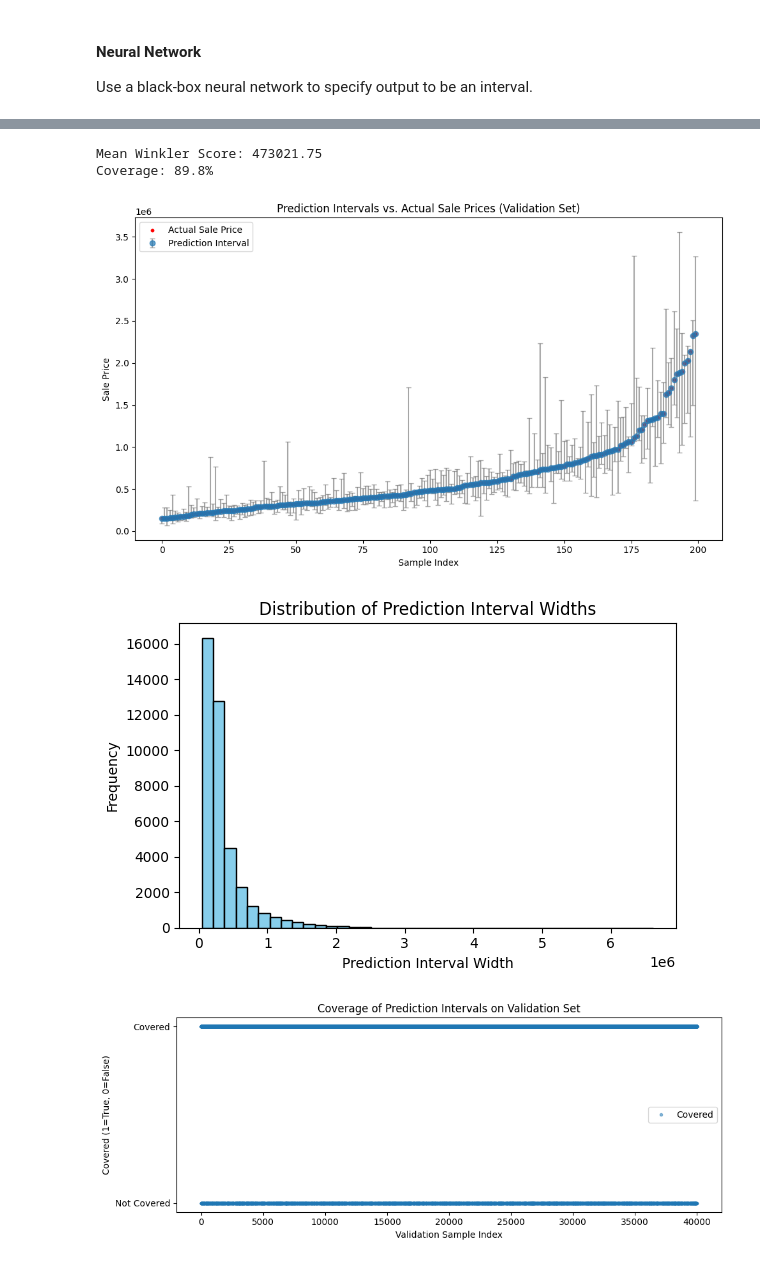
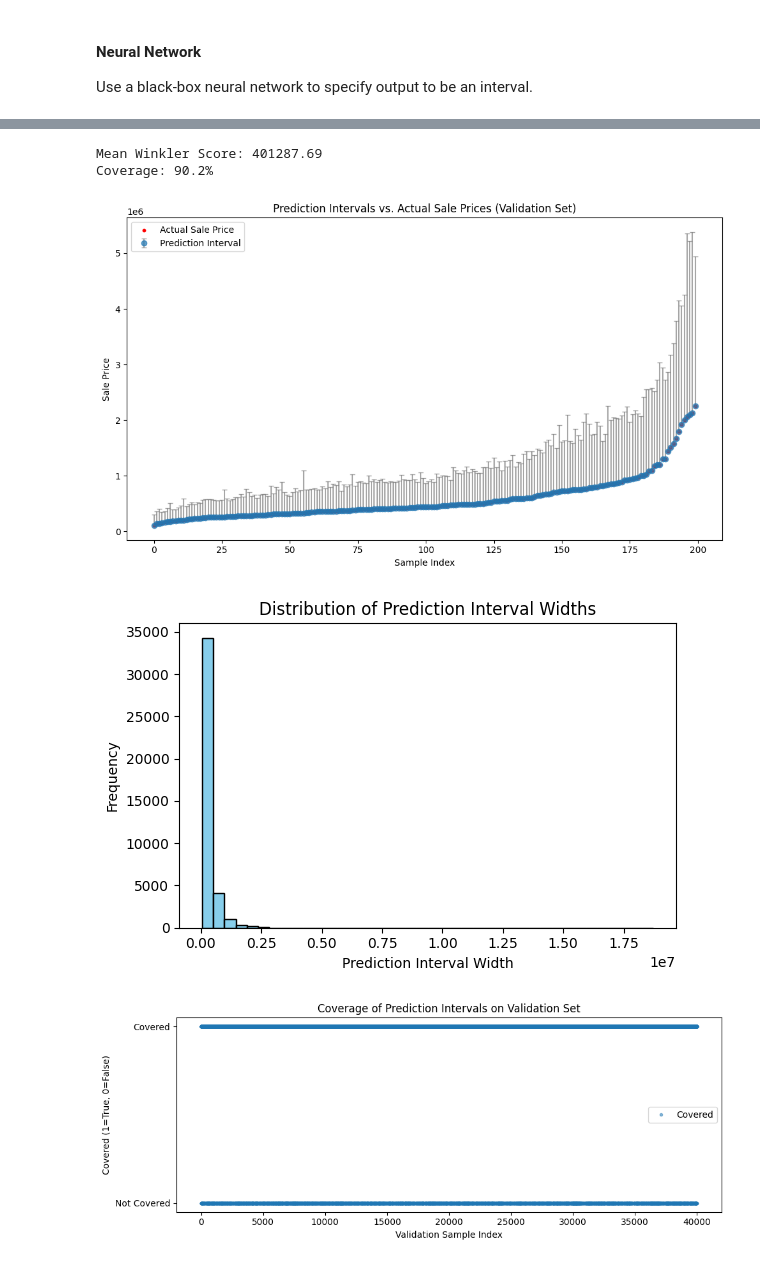
Before and after one commit to sgracia19/sgracia19.github.io, a Jupyter notebook: projects/Kaggle_Competitions/House_Price_Intervals/Price_Interval_Prediction.ipynb, the cells around one changed output, grey strips where cells are left out. Saved outputs shown, nothing was run; the diff lists cells and outputs as text; code cells hidden in the pictures.

```diff
--- a/projects/Kaggle_Competitions/House_Price_Intervals/Price_Interval_Prediction.ipynb
+++ b/projects/Kaggle_Competitions/House_Price_Intervals/Price_Interval_Prediction.ipynb
@@ -89,6 +89,10 @@ def feature_engineering(df):
 
     # Year since last remodel
     df['years_since_remodel'] = df.sale_year - df.year_reno
+
+    # Take log of target variable
+    if 'sale_price' in df.columns:
+        df['log_sale_price'] = np.log1p(df.sale_price)
 
     # Convert binary features to 0/1
     df['has_waterfront'] = (df['wfnt'] > 0).fillna(0).astype(int)
@@ -117,7 +121,7 @@ df_test = feature_engineering(df_test)
 ### Data Preperation
 # %%
 # test train split
-X_train, X_val, y_train, y_val = train_test_split(df.drop(columns=["sale_price"]), df.sale_price, test_size=0.2, random_state=42)
+X_train, X_val, y_train, y_val = train_test_split(df.drop(columns=["sale_price", "log_sale_price"]), df.log_sale_price, test_size=0.2, random_state=42)
 
 X_test = df_test.copy()
 X_test = X_test[X_train.columns]  # Ensure test set has same features as training
@@ -199,10 +203,14 @@ class IntervalNet(nn.Module):
     def __init__(self, input_dim):
         super().__init__()
         self.net = nn.Sequential(
-            nn.Linear(input_dim, 128),
-            nn.ReLU(),
+            nn.Linear(input_dim, 256),
+            nn.LeakyReLU(),
+            nn.Linear(256, 256),
+            nn.LeakyReLU(),
+            nn.Linear(256, 128),
+            nn.LeakyReLU(),
             nn.Linear(128, 64),
-            nn.ReLU(),
+            nn.LeakyReLU(),
             nn.Linear(64, 2)  # Output: [lower, upper]
         )
 
@@ -225,7 +233,7 @@ loss_fn = WinklerLoss(alpha=0.1)
 optimizer = torch.optim.Adam(model.parameters(), lr=1e-3)
 
 train_dataset = TensorDataset(X_train_tensor, y_train_tensor)
-train_loader = DataLoader(train_dataset, batch_size=64, shuffle=True)
+train_loader = DataLoader(train_dataset, batch_size=128, shuffle=True)
 
 
 n_epochs = 100
@@ -324,8 +332,9 @@ from matplotlib.ticker import FuncFormatter
 model.eval()
 with torch.no_grad():
     val_pred = model(X_val_tensor)
-    pi_lower = val_pred[:, 0].numpy()
-    pi_upper = val_pred[:, 1].numpy()
+    # Exponentiate intervals to get back to original scale
+    pi_lower = np.expm1(val_pred[:, 0].numpy())
+    pi_upper = np.expm1(val_pred[:, 1].numpy())
 
 # Build DataFrame for evaluation
 y_val_pred = pd.DataFrame({
@@ -336,46 +345,49 @@ y_val_pred = pd.DataFrame({
 # Calculate Winkler score and coverage
 alpha = 0.1  # Nominal coverage level
 
+# Exponentiate y_val to match the scale of prediction interval
+y_val_exp = np.expm1(y_val.values)
+
 mws, coverage = winkler_score(
-    y_val,
+    y_val_exp,
     y_val_pred["pi_lower"],
     y_val_pred["pi_upper"],
     alpha=alpha,
     return_coverage=True,
 )
 print(f"Mean Winkler Score: {mws:.2f}")
 print(f"Coverage: {coverage * 100:.1f}%")
 
 # Visualization: Prediction intervals vs. actuals
 plt.figure(figsize=(10, 6))
 sample_idx = np.random.choice(len(y_val), size=200, replace=False)
-sorted_idx = np.argsort(y_val.values[sample_idx])
+sorted_idx = np.argsort(y_val_exp[sample_idx])
 
 # Calculate non-negative error bars
 lower_errors = np.maximum(y_val.values[sample_idx][sorted_idx] - y_val_pred["pi_lower"].values[sample_idx][sorted_idx], 0)
 upper_errors = np.maximum(y_val_pred["pi_upper"].values[sample_idx][sorted_idx] - y_val.values[sample_idx][sorted_idx], 0)
 
 plt.errorbar(
     np.arange(len(sample_idx)),
-    y_val.values[sample_idx][sorted_idx],
+    y_val_exp[sample_idx][sorted_idx],
     yerr=[lower_errors, upper_errors],
     fmt='o', ecolor='gray', alpha=0.7, capsize=3, label='Prediction Interval'
 )
 plt.scatter(
     np.arange(len(sample_idx)),
-    y_val.values[sample_idx][sorted_idx],
+    y_val_exp[sample_idx][sorted_idx],
     color='red', s=10, label='Actual Sale Price'
 )
 plt.xlabel("Sample Index")
 plt.ylabel("Sale Price")
 plt.title("Prediction Intervals vs. Actual Sale Prices (Validation Set)")
 plt.legend()
 plt.tight_layout()
 plt.show()
 # %% [output]
-Mean Winkler Score: 473021.75
-Coverage: 89.8%
+Mean Winkler Score: 401287.69
+Coverage: 90.2%
-[figure, old version]
+[figure, new version]
 # %%
 # Distribution of prediction interval widths
 interval_widths = y_val_pred["pi_upper"] - y_val_pred["pi_lower"]
@@ -387,7 +399,7 @@ plt.title("Distribution of Prediction Interval Widths")
 plt.tight_layout()
 plt.show()
 # %% [output]
-[figure, old version]
+[figure, new version]
 # %%
 # Coverage plot: visualize which validation samples are covered by the prediction interval
 plt.figure(figsize=(10, 4))
```
Also changed, not shown: parts of 4 cells of this notebook, 1 other file.
